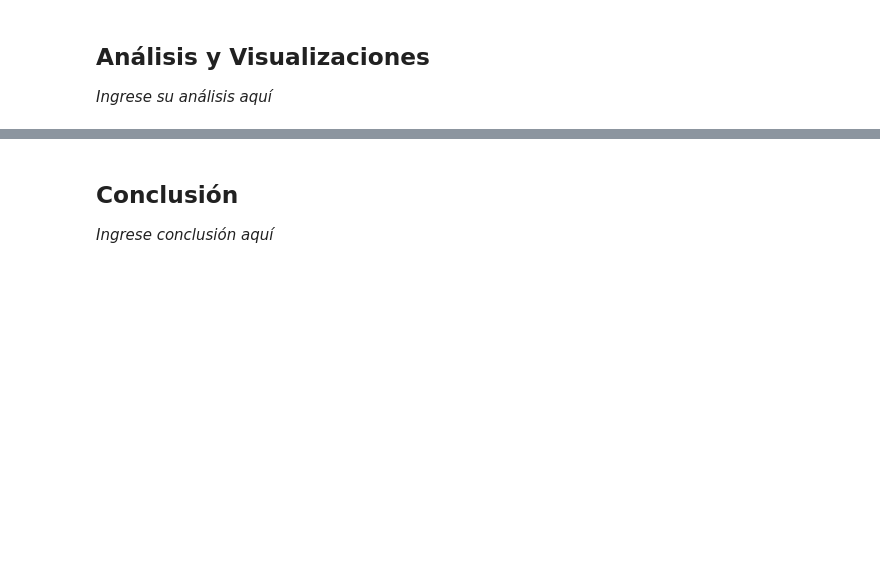
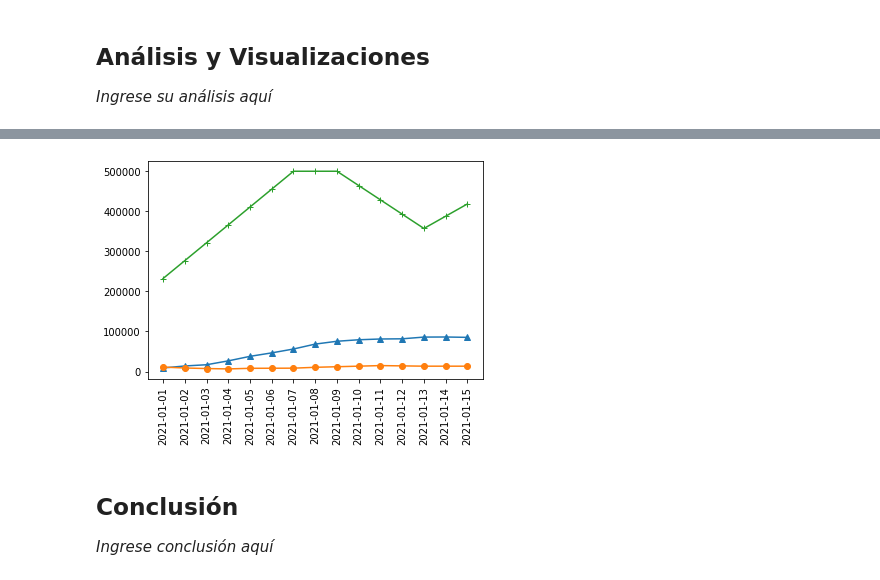
Before and after one commit to gonzalowho/DataScience, a Jupyter notebook: 100.Examen/2022/Ejercicio_Parcial_1_Bimestre.ipynb, the cells around one changed output, grey strips where cells are left out. Cells and saved outputs as stored; diff of their text form; code cells hidden in the pictures; blank space fills up the shorter version.

```diff
--- a/100.Examen/2022/Ejercicio_Parcial_1_Bimestre.ipynb
+++ b/100.Examen/2022/Ejercicio_Parcial_1_Bimestre.ipynb
@@ -216,3 +169,20 @@ usa_df
+# %%
+#arg_vac, arg_vac_df = df_pais(df3, 'ARG','daily_vaccinations' )
+#bra_vac , bra_vac_df= df_pais(df3, 'BRA','daily_vaccinations' )
+#chn_vac , chn_vac_df= df_pais(df3, 'CHN','daily_vaccinations' )
+
+dic={"ita":bra_vac, "arg":arg_vac, "chn":chn_vac }
+dic
+
+fig = plt.figure()
+ax = fig.subplots()
+ax.plot(lista_dates, dic["ita"], marker = '^')
+ax.plot(lista_dates, dic["arg"], marker = 'o')
+ax.plot(lista_dates, dic["chn"], marker = '+')
+plt.xticks(rotation=90)
+plt.show()
+# %% [output]
+[figure, added]
 # %%
 # Ingrese código aquí
 # %% [markdown]
```
Also changed, not shown: parts of 18 cells of this notebook.
